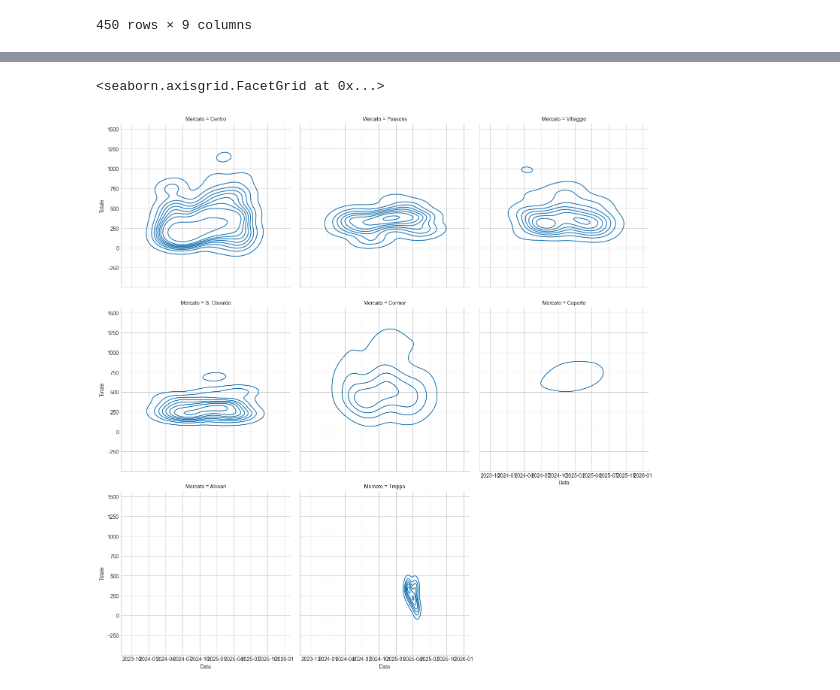
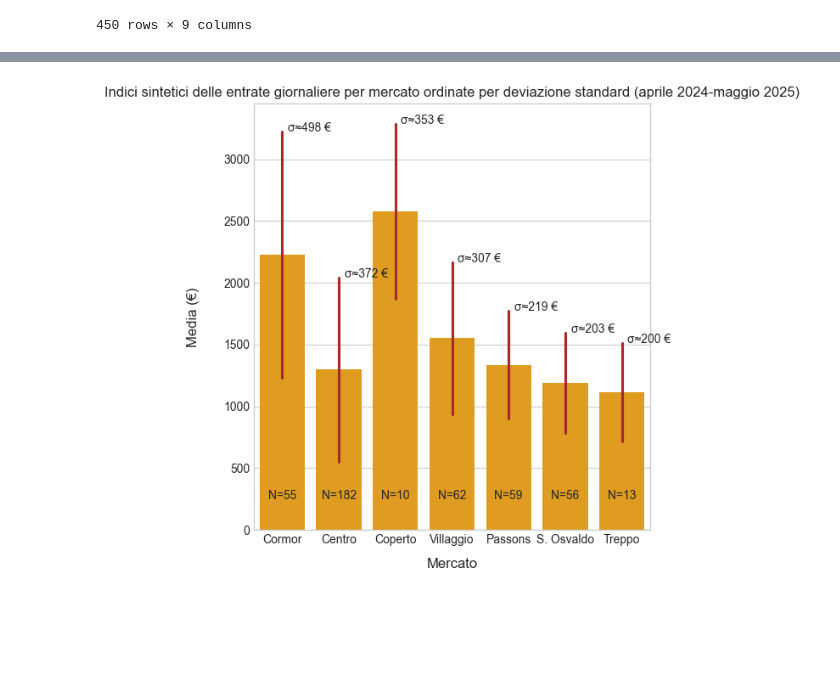
Before and after one commit to panda-with-issues/Fond-Scienze-dei-Dati-progetto, a Jupyter notebook: analisi_corrispettivi_la_di_cjastelan.ipynb, the cells around one changed output, grey strips where cells are left out. Cells and saved outputs as stored; diff of their text form; code cells hidden in the pictures; blank space fills up the shorter version.

Commit message:
finito grafico indici sintetici per mercato

```diff
--- a/analisi_corrispettivi_la_di_cjastelan.ipynb
+++ b/analisi_corrispettivi_la_di_cjastelan.ipynb
@@ -1718,5 +1691,24 @@ See the caveats in the documentation: https://pandas.pydata.org/pandas-docs/stab
 # %%
-sns.displot(mercati_df, kind='kde', x='Data', y='Totale', col='Mercato', col_wrap=3)
+# escludiamo anche gli Alveari visto che abbiamo solo un'entry
+mercati_df = mercati_df[ mercati_df['Mercato'] != 'Alveari' ]
+mercati_sintesi = mercati_df.groupby('Mercato')['Totale'].describe()
-# %% [output]
-<seaborn.axisgrid.FacetGrid at 0x...>
-[figure, removed]
+# %%
+plt.figure(figsize=(6, 6))
+sns.barplot(mercati_df, x='Mercato', y ='Totale', errorbar='sd', color=barplot_palette[0],
+            order=mercati_sintesi.sort_values('std', ascending=False).index,
+            err_kws={'color': barplot_palette[2]})
+ax = plt.gca()
+
+ax.set_title('Indici sintetici delle entrate giornaliere per mercato ordinate per deviazione standard (aprile 2024-maggio 2025)')
+ax.set_ylabel('Media (€)', fontsize=12, labelpad=20)
+ax.set_xlabel(ax.xaxis.get_label_text(), fontsize=12, labelpad=10)
+
+# annoto la cardinalità
+for bar, count, std in zip(ax.patches, mercati_sintesi.sort_values('std', ascending=False)['count'], mercati_sintesi['std'].sort_values(ascending=False)):
+    ax.annotate(f'N={count:.0f}', xy=(bar.get_x()+bar.get_width()/2, 250), ha='center')
+    ax.annotate(f'σ≈{std:.0f} €', xy=(bar.get_x()+bar.get_width()*1.25/2, bar.get_height() + 2*std), ha='left')
+
+plt.tight_layout()
+plt.show()
+# %% [output]
+[figure, added]
```
Also changed, not shown: parts of 10 cells of this notebook, 1 other file.
